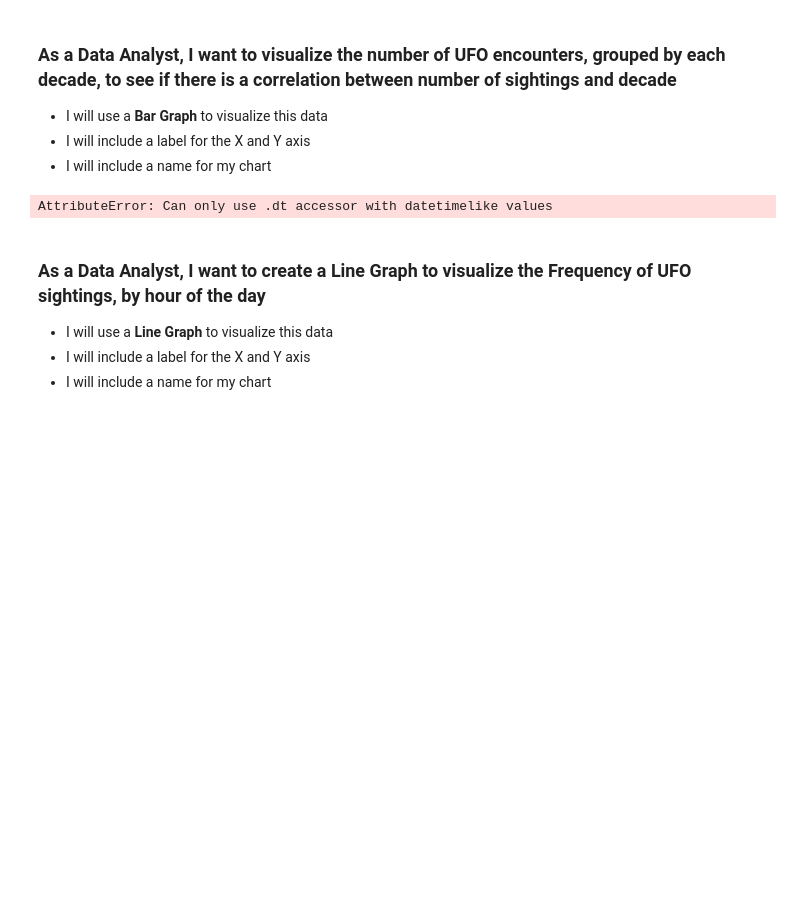
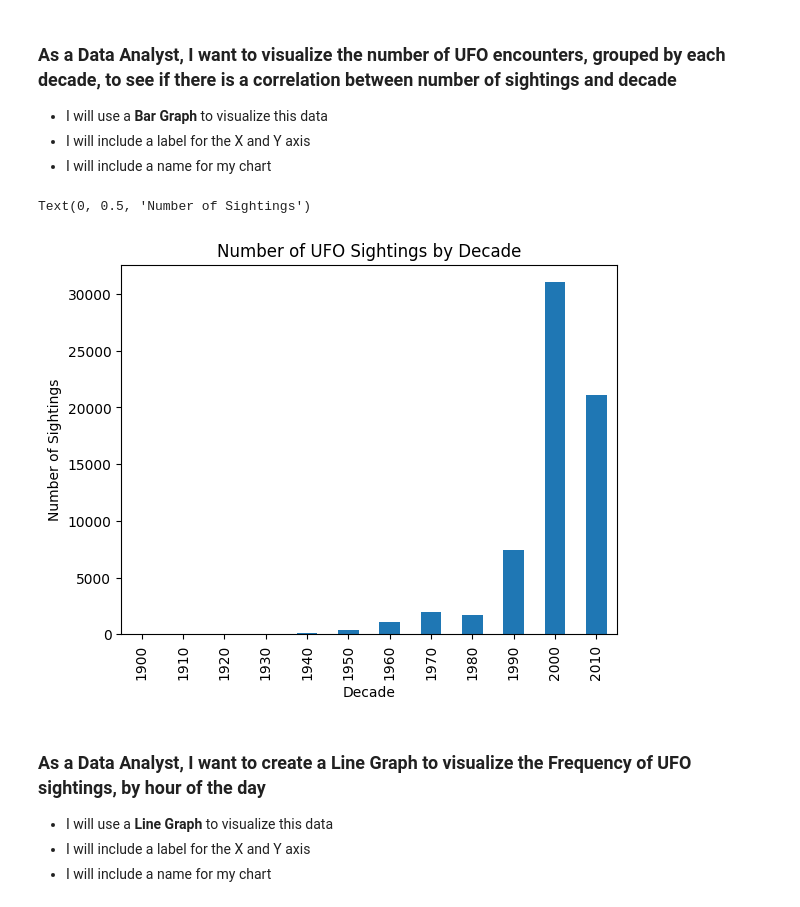
Before and after one commit to PizzaDeliveryOP/MatPlotLib_O-Keefe, a Jupyter notebook: Pandas_MatPlotLib_User_Stories.ipynb, the cells around one changed output. Drawn from its saved outputs; the diff is of its cells as text; code cells hidden in the pictures; blank space fills up the shorter version.

```diff
--- a/Pandas_MatPlotLib_User_Stories.ipynb
+++ b/Pandas_MatPlotLib_User_Stories.ipynb
@@ -95,13 +95,23 @@ Text(0, 0.5, 'Number of Occurances')
 * I will use a **Bar Graph** to visualize this data
 * I will include a label for the X and Y axis
 * I will include a name for my chart
-# %%
-non_null_df["Sighting Year"] = non_null_df["Date_Time"].dt.year
-non_null_df.head()
-#non_null_df["Date_Time"].value_counts().sort_index()
-# #non_null_df["By Decade"] = (non_null_df["Year"]//10)
-# %% [output]
-AttributeError: Can only use .dt accessor with datetimelike values
+# %%
+ufo_sightings_dataframe["Sighting Year"] = ufo_sightings_dataframe["Date_Time"].dt.year
+ufo_sightings_dataframe["By Decade"] = (ufo_sightings_dataframe["Sighting Year"]//10)* 10
+
+ufo_sightings_dataframe["By Decade"].value_counts().sort_index().plot.bar();
+
+#number_of_ufo_sightings_plot = ufo_sightings_dataframe.plot.hist()
+plt.title("Number of UFO Sightings by Decade")
+
+plt.xlabel("Decade")
+plt.ylabel("Number of Sightings")
+
+#ufo_sightings_dataframe.head()
+#non_null_df["Date_Time"].value_counts().sort_index()
+# %% [output]
+Text(0, 0.5, 'Number of Sightings')
+[figure, added]
 # %% [markdown]
 ### As a Data Analyst, I want to create a **Line Graph** to visualize the **Frequency of UFO sightings, by hour of the day**
 * I will use a **Line Graph** to visualize this data
```
Also changed, not shown: parts of 3 cells of this notebook.
